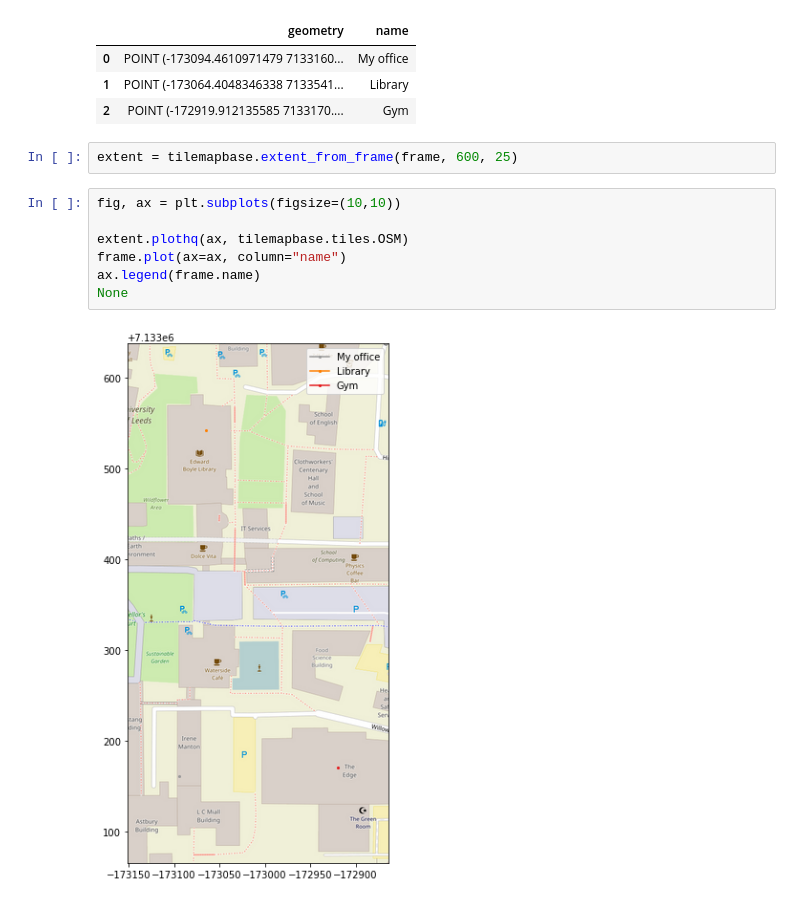
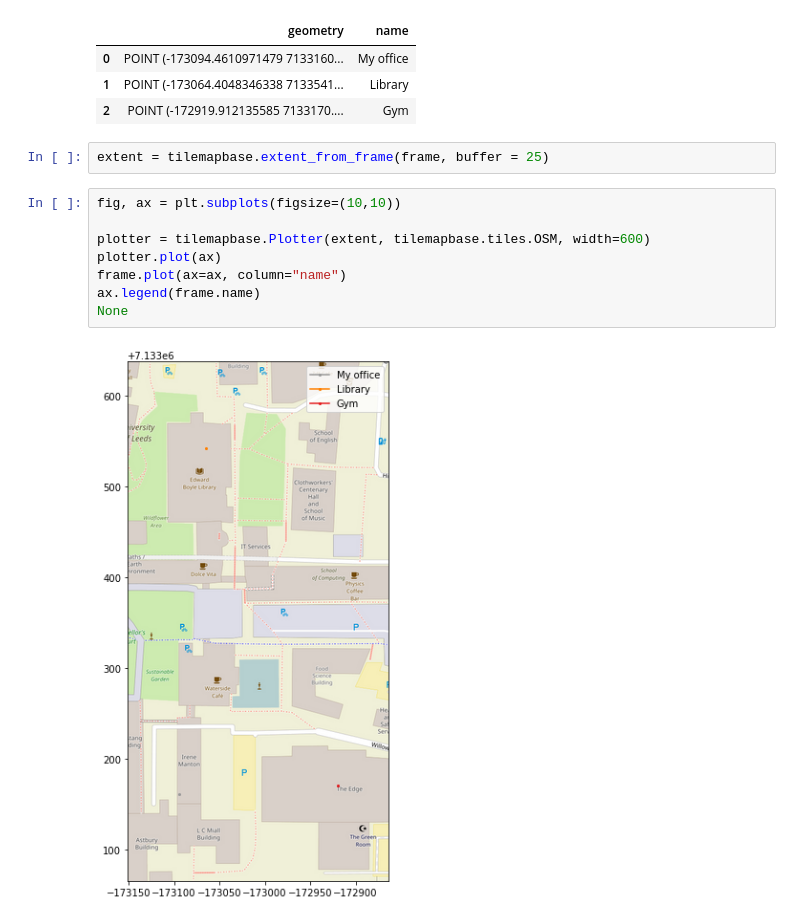
Before and after one commit to MatthewDaws/TileMapBase, a Jupyter notebook: notebooks/With geopandas.ipynb, the cells around one changed output. Saved outputs shown, nothing was run; the diff lists cells and outputs as text.

```diff
--- a/notebooks/With geopandas.ipynb
+++ b/notebooks/With geopandas.ipynb
@@ -33,13 +33,14 @@ frame
 | 1 | POINT (-173064.4048346338 7133541... | Library |
 | 2 | POINT (-172919.912135585 7133170.... | Gym |
 # %%
-extent = tilemapbase.extent_from_frame(frame, 600, 25)
+extent = tilemapbase.extent_from_frame(frame, buffer = 25)
 # %%
 fig, ax = plt.subplots(figsize=(10,10))
 
-extent.plothq(ax, tilemapbase.tiles.OSM)
+plotter = tilemapbase.Plotter(extent, tilemapbase.tiles.OSM, width=600)
+plotter.plot(ax)
 frame.plot(ax=ax, column="name")
 ax.legend(frame.name)
 None
 # %% [output]
-[figure, old version]
+[figure, new version]
```
Also changed, not shown: 11 other files.
